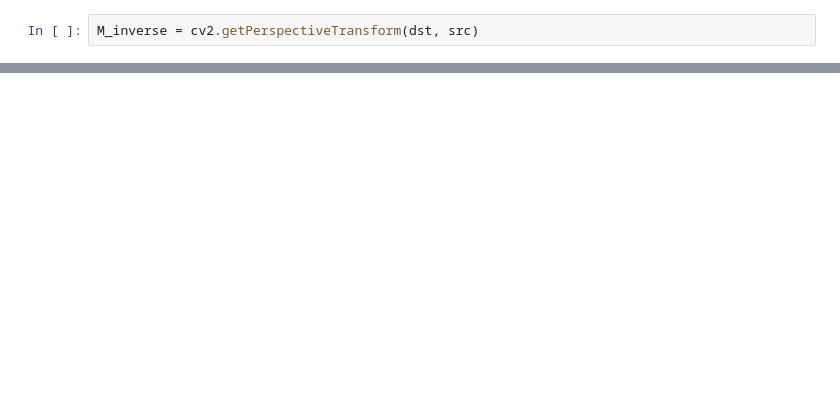
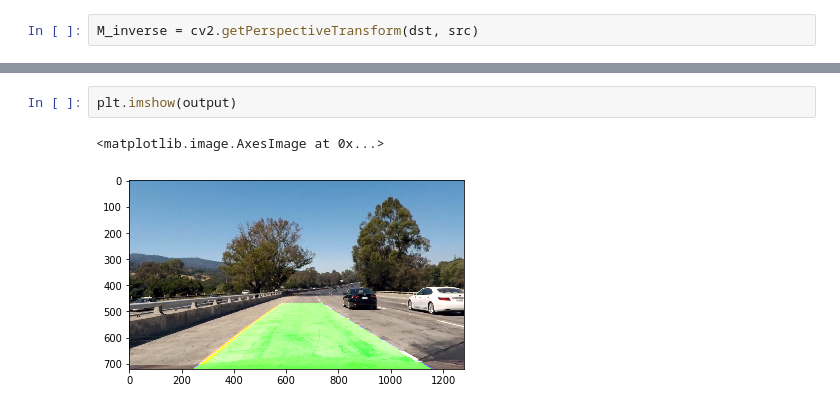
Before and after one commit to chavasaiteja/Self-Driving-Car-Nanodegree-Udacity, a Jupyter notebook: Advanced Lane Finding/Advanced_Lane_Finding.ipynb, the cells around one changed output, grey strips where cells are left out. Drawn from its saved outputs; the diff is of its cells as text; blank space fills up the shorter version.

```diff
--- a/Advanced Lane Finding/Advanced_Lane_Finding.ipynb
+++ b/Advanced Lane Finding/Advanced_Lane_Finding.ipynb
@@ -395,0 +469,5 @@ plt.imshow(combined_img)
+# %%
+plt.imshow(output)
+# %% [output]
+<matplotlib.image.AxesImage at 0x...>
+[figure, added]
```
Also changed, not shown: parts of 12 cells of this notebook.
